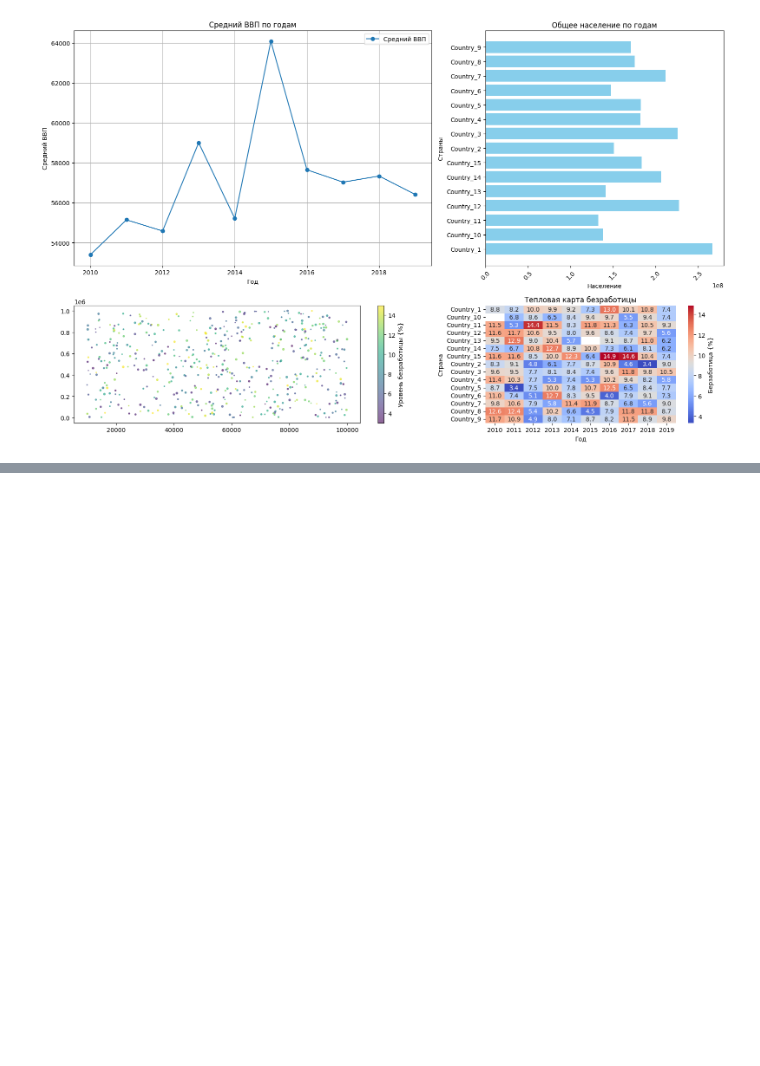
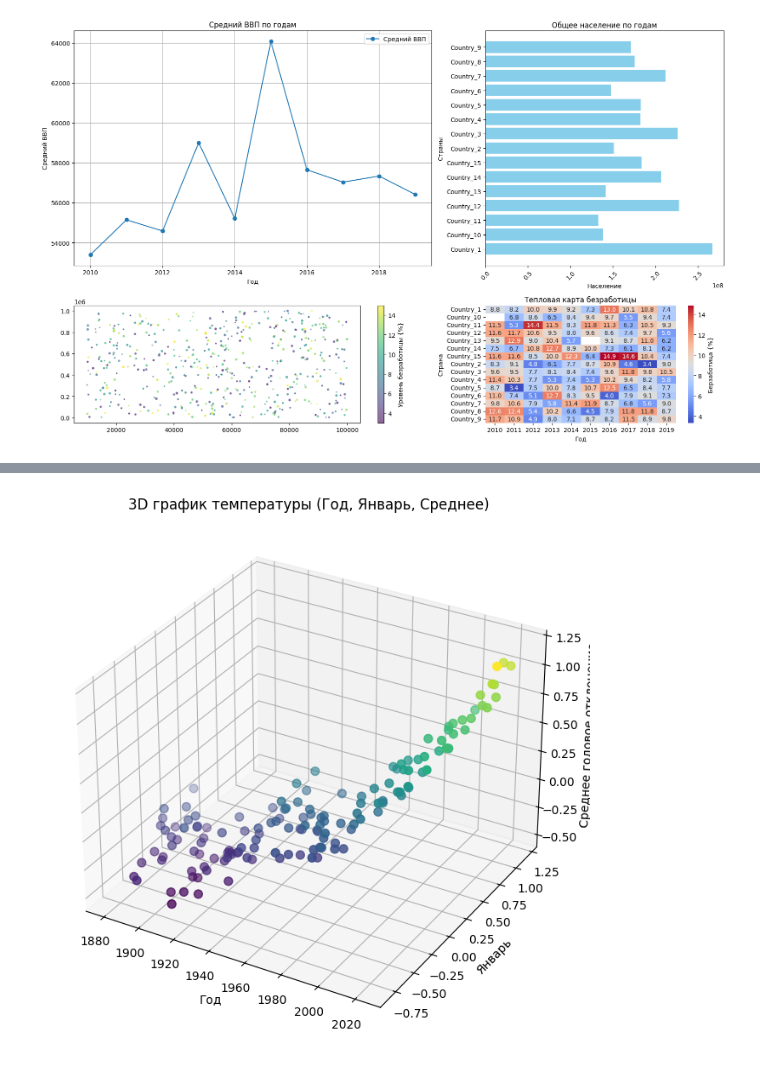
Before and after one commit to jessnou/python-learning, a Jupyter notebook: matplotlib_learning.ipynb, the cells around one changed output, grey strips where cells are left out. Saved outputs shown, nothing was run; the diff lists cells and outputs as text; code cells hidden in the pictures; blank space fills up the shorter version.

```diff
--- a/matplotlib_learning.ipynb
+++ b/matplotlib_learning.ipynb
@@ -177,3 +177,6 @@ plt.tight_layout()
 plt.show()
 # %% [output]
 [figure]
+# %%
+url = 'https://data.giss.nasa.gov/gistemp/tabledata_v4/GLB.Ts+dSST.csv'
+df  = pd.read_csv(url, skiprows = 1)
@@ -179,0 +199,26 @@ plt.show()
+# %%
+df2 = df.iloc[:-1, [0,1,13]]
+df2.columns = ['Year', 'January', 'Annual_mean']
+
+df2['Year'] = df2['Year'].astype(int)
+df2['January'] = pd.to_numeric(df2['January'], errors='coerce')
+df2['Annual_mean'] = pd.to_numeric(df2['Annual_mean'], errors='coerce')
+
+df2 = df2.dropna()
+
+x = df2['Year']
+y = df2['January']
+z = df2['Annual_mean']
+
+fig = plt.figure(figsize=(12, 8))
+ax = fig.add_subplot(111, projection = '3d')
+
+ax.scatter(x,y,z, c=z, cmap='viridis', s=50)
+ax.set_title('3D график температуры (Год, Январь, Среднее)')
+ax.set_xlabel('Год')
+ax.set_ylabel('Январь')
+ax.set_zlabel('Среднее годовое отклонение')
+
+plt.show()
+# %% [output]
+[figure, added]
```
Also changed, not shown: parts of 1 cell of this notebook, 1 other file.
